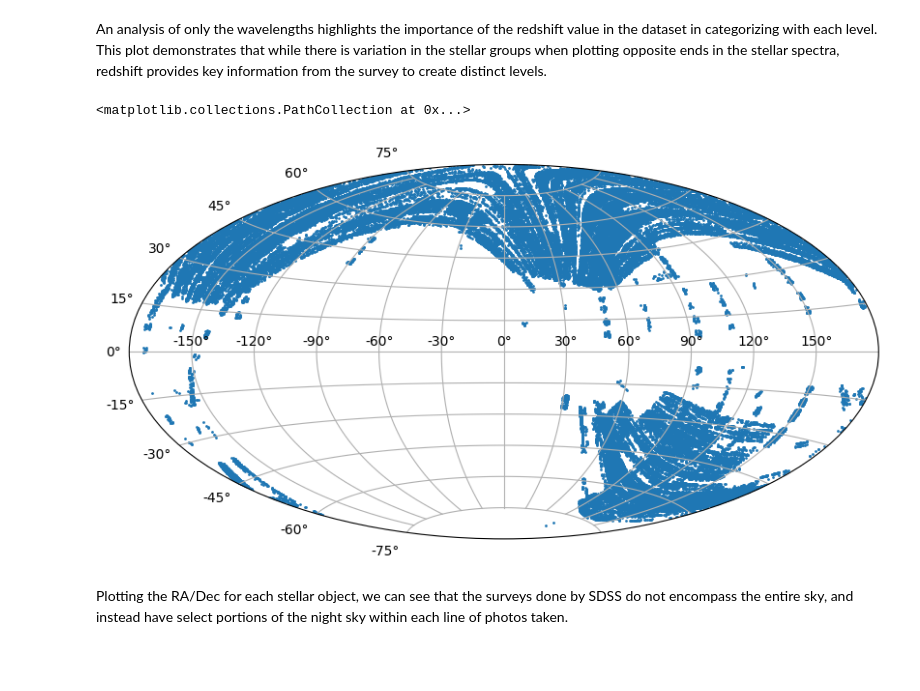
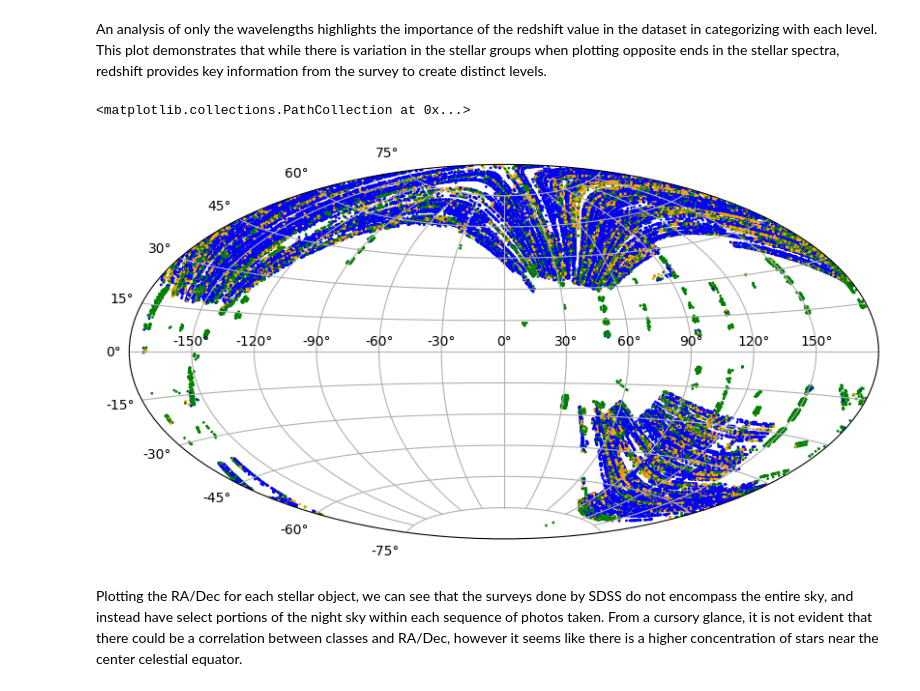
Before and after one commit to AbhaySh4r/ML-AstroSet, a Jupyter notebook: Project1_Visualizations.ipynb, the cells around one changed output. Drawn from its saved outputs; the diff is of its cells as text; code cells hidden in the pictures; blank space fills up the shorter version.

Commit message:
Updated Coordinate Plot/Added new plots and desc.

```diff
--- a/Project1_Visualizations.ipynb
+++ b/Project1_Visualizations.ipynb
@@ -144,0 +154,2 @@ We can see from the following plots that there is a large sample bias towards Ga
+# %%
+df['binned_date'] = [53000 if d < 55000 else 56000 if 55000 < d < 57000 else 58000 for d in df["MJD"]]
@@ -200,17 +226,17 @@ An analysis of only the wavelengths highlights the importance of the redshift va
 # %%
 import matplotlib
 
-eq = SkyCoord(df["alpha"], df["delta"], unit = u.deg)
+eq = SkyCoord(df["alpha"], df["delta"], unit = u.deg, frame = "icrs")
 gal = eq.galactic
+
+color = ["orange" if l == "QSO" else "blue" if l == "GALAXY" else "green" for l in df["class"]]
 
 plt.figure(figsize=(10,6))
 plt.subplot(111, projection='aitoff')
 plt.grid(True)
-plt.scatter(gal.l.wrap_at('180d').radian, gal.b.radian, s=1, cmap = matplotlib.colors.ListedColormap(df["class"]))
-
-#still working on getting class colorings on this, I'm also suspect of the accuracy of the plot.
+plt.scatter(gal.l.wrap_at('180d').radian, gal.b.radian, s=1, color = color)
 # %% [output]
 <matplotlib.collections.PathCollection at 0x...>
-[figure, old version]
+[figure, new version]
 # %% [markdown]
-Plotting the RA/Dec for each stellar object, we can see that the surveys done by SDSS do not encompass the entire sky, and instead have select portions of the night sky within each line of photos taken.
+Plotting the RA/Dec for each stellar object, we can see that the surveys done by SDSS do not encompass the entire sky, and instead have select portions of the night sky within each sequence of photos taken. From a cursory glance, it is not evident that there could be a correlation between classes and RA/Dec, however it seems like there is a higher concentration of stars near the center celestial equator.
```
Also changed, not shown: parts of 8 cells of this notebook.
